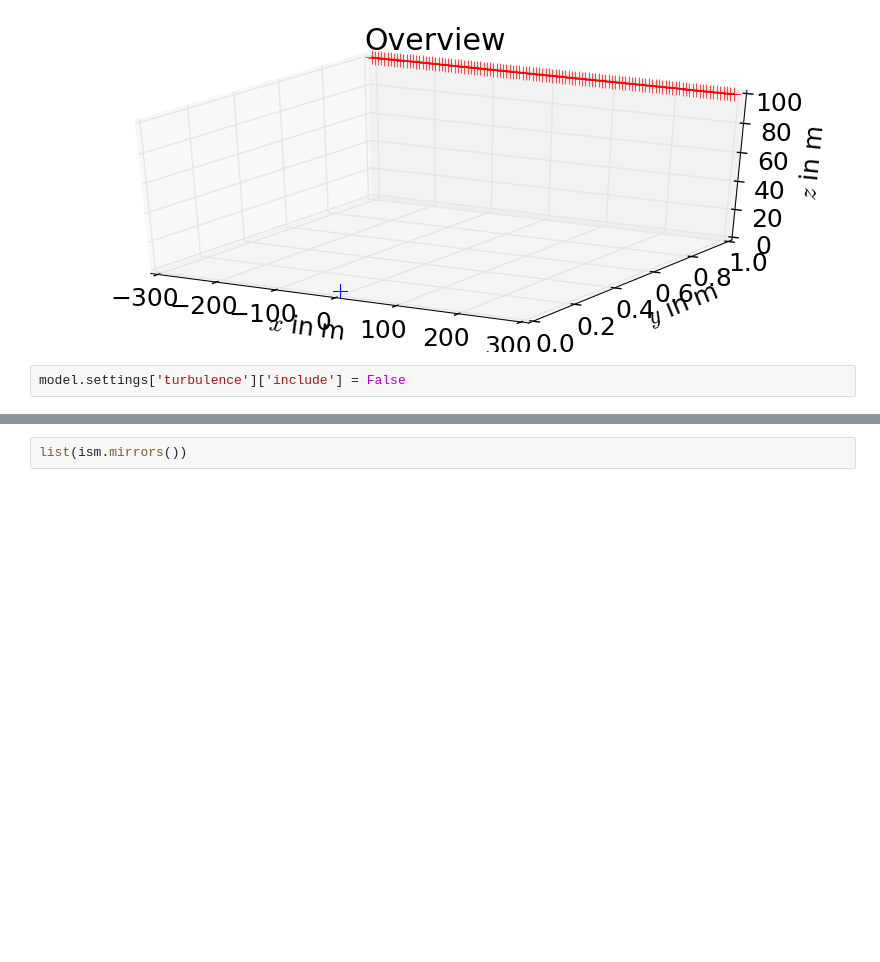
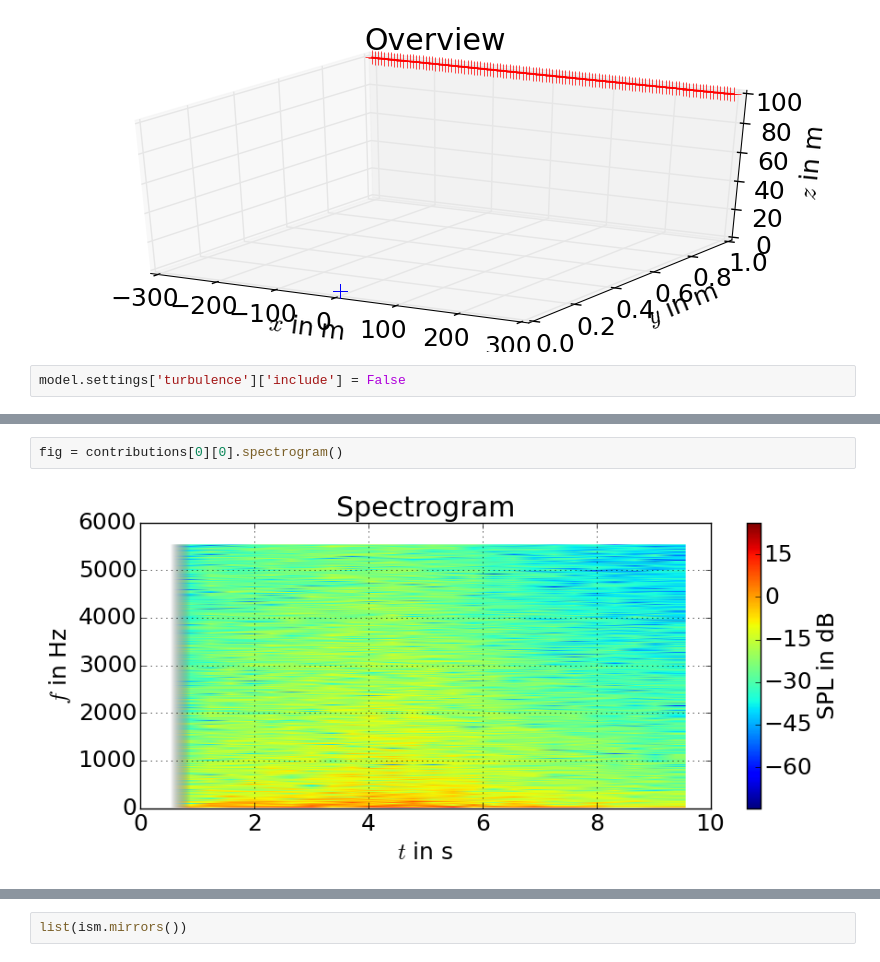
Before and after one commit to FRidh/auraliser, a Jupyter notebook: examples/reflection.ipynb, the cells around one changed output, grey strips where cells are left out. Cells and saved outputs as stored; diff of their text form; blank space fills up the shorter version.

```diff
--- a/examples/reflection.ipynb
+++ b/examples/reflection.ipynb
@@ -92,0 +116,4 @@ model.settings['turbulence']['include'] = False
+# %%
+fig = contributions[0][0].spectrogram()
+# %% [output]
+[figure, added]
```
Also changed, not shown: parts of 6 cells of this notebook, 8 other files.
